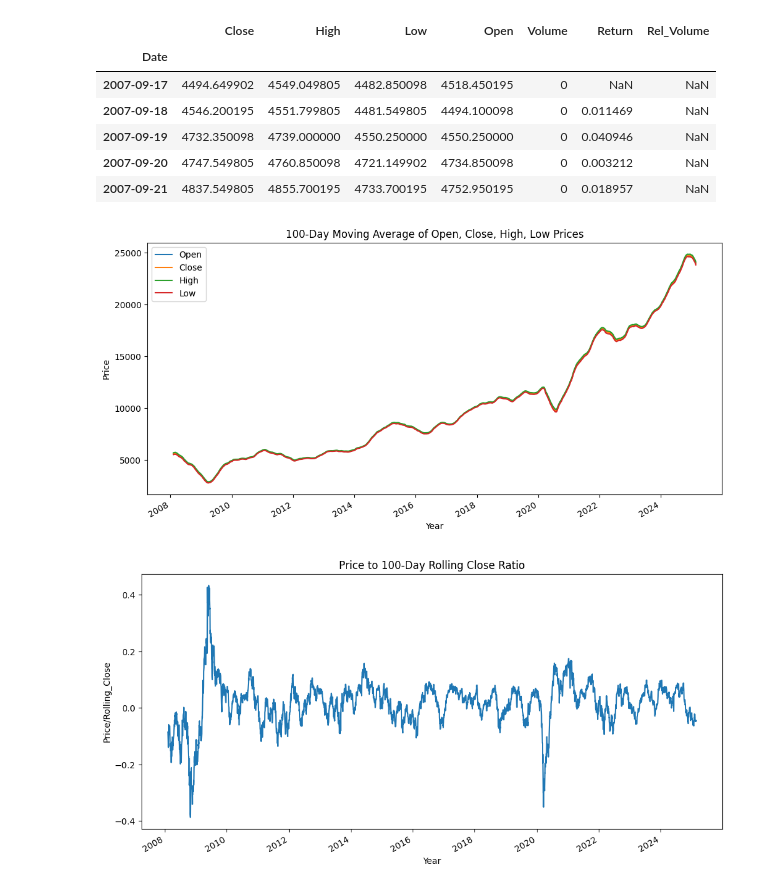
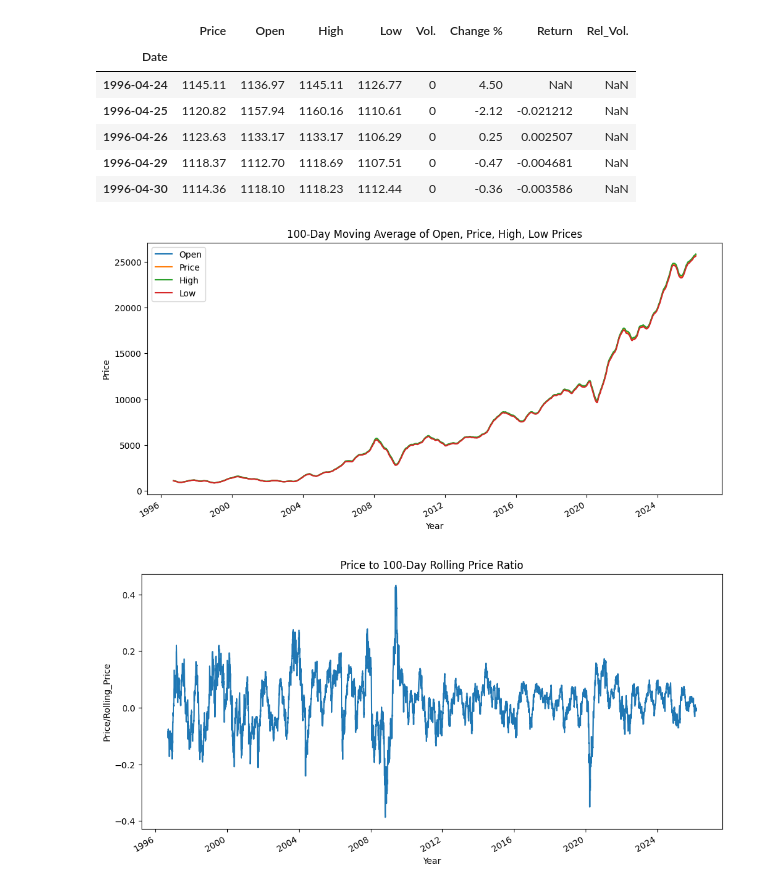
Before and after one commit to Rajhans-123/stock-price, a Jupyter notebook: src/eda.ipynb, the cells around one changed output. Cells and saved outputs as stored; diff of their text form; code cells hidden in the pictures.

```diff
--- a/src/eda.ipynb
+++ b/src/eda.ipynb
@@ -6,7 +6,7 @@ import seaborn as sns
 import os
 # %%
 os.makedirs('../plots', exist_ok=True)
-df = pd.read_csv('..\\data\\NIFTY50_data.csv')
+df = pd.read_csv('..\\data\\data1.csv')
 # %%
 df.describe()
 # %% [output]
@@ -167,5 +170,5 @@ plt.show()
 # %%
-df['Return'] = df['Close'].pct_change()
+df['Return'] = df['Price'].pct_change()
 
 df[['Return']].plot(kind='box')
 plt.title("Daily Return Distribution")
@@ -176,7 +179,7 @@ plt.show()
 # %%
-df['Rel_Volume'] = df['Volume'] / df['Volume'].rolling(20).mean()
-df['Rel_Volume'].plot(kind='box')
-plt.title("Relative Volume Distribution")
-plt.savefig("../plots/Relative_Volume_Distribution.png", dpi=300, bbox_inches='tight')
+df['Rel_Vol.'] = df['Vol.'] / df['Vol.'].rolling(20).mean()
+df['Rel_Vol.'].plot(kind='box')
+plt.title("Relative Vol. Distribution")
+plt.savefig("../plots/Relative_Vol._Distribution.png", dpi=300, bbox_inches='tight')
 plt.show()
 # %% [output]
@@ -184,31 +187,31 @@ plt.show()
 # %%
 df.head()
 # %% [output]
-|  | Close | High | Low | Open | Volume | Return | Rel_Volume |
-| Date |  |  |  |  |  |  |  |
-| 2007-09-17 | 4494.649902 | 4549.049805 | 4482.850098 | 4518.450195 | 0 | NaN | NaN |
-| 2007-09-18 | 4546.200195 | 4551.799805 | 4481.549805 | 4494.100098 | 0 | 0.011469 | NaN |
-| 2007-09-19 | 4732.350098 | 4739.000000 | 4550.250000 | 4550.250000 | 0 | 0.040946 | NaN |
-| 2007-09-20 | 4747.549805 | 4760.850098 | 4721.149902 | 4734.850098 | 0 | 0.003212 | NaN |
-| 2007-09-21 | 4837.549805 | 4855.700195 | 4733.700195 | 4752.950195 | 0 | 0.018957 | NaN |
+|  | Price | Open | High | Low | Vol. | Change % | Return | Rel_Vol. |
+| Date |  |  |  |  |  |  |  |  |
+| 1996-04-24 | 1145.11 | 1136.97 | 1145.11 | 1126.77 | 0 | 4.50 | NaN | NaN |
+| 1996-04-25 | 1120.82 | 1157.94 | 1160.16 | 1110.61 | 0 | -2.12 | -0.021212 | NaN |
+| 1996-04-26 | 1123.63 | 1133.17 | 1133.17 | 1106.29 | 0 | 0.25 | 0.002507 | NaN |
+| 1996-04-29 | 1118.37 | 1112.70 | 1118.69 | 1107.51 | 0 | -0.47 | -0.004681 | NaN |
+| 1996-04-30 | 1114.36 | 1118.10 | 1118.23 | 1112.44 | 0 | -0.36 | -0.003586 | NaN |
 # %%
-df[['Open', 'Close', 'High', 'Low']].rolling(100).mean().plot(figsize=(12, 6))
-plt.title('100-Day Moving Average of Open, Close, High, Low Prices')
+df[['Open', 'Price', 'High', 'Low']].rolling(100).mean().plot(figsize=(12, 6))
+plt.title('100-Day Moving Average of Open, Price, High, Low Prices')
 plt.xlabel('Year')
 plt.ylabel('Price')
 plt.savefig("../plots/100_Day_Moving_Average.png", dpi=300, bbox_inches='tight')
 plt.show()
 # %% [output]
-[figure, old version]
+[figure, new version]
 # %%
-window_100 = df['Close'].rolling(window=100).mean()
-df['Price/Rolling_Close'] = (df['Close'] - window_100)/ window_100
-df['Price/Rolling_Close'].plot(figsize=(12, 6))
-plt.title('Price to 100-Day Rolling Close Ratio')
+window_100 = df['Price'].rolling(window=100).mean()
+df['Price/Rolling_Price'] = (df['Price'] - window_100)/ window_100
+df['Price/Rolling_Price'].plot(figsize=(12, 6))
+plt.title('Price to 100-Day Rolling Price Ratio')
 plt.xlabel('Year')
-plt.ylabel('Price/Rolling_Close')
-plt.savefig("../plots/Price_to_Rolling_Close_Ratio.png", dpi=300, bbox_inches='tight')
+plt.ylabel('Price/Rolling_Price')
+plt.savefig("../plots/Price_to_Rolling_Price_Ratio.png", dpi=300, bbox_inches='tight')
 plt.show()
 # %% [output]
-[figure, old version]
+[figure, new version]
 # %%
```
Also changed, not shown: parts of 18 cells of this notebook, 27 other files.
